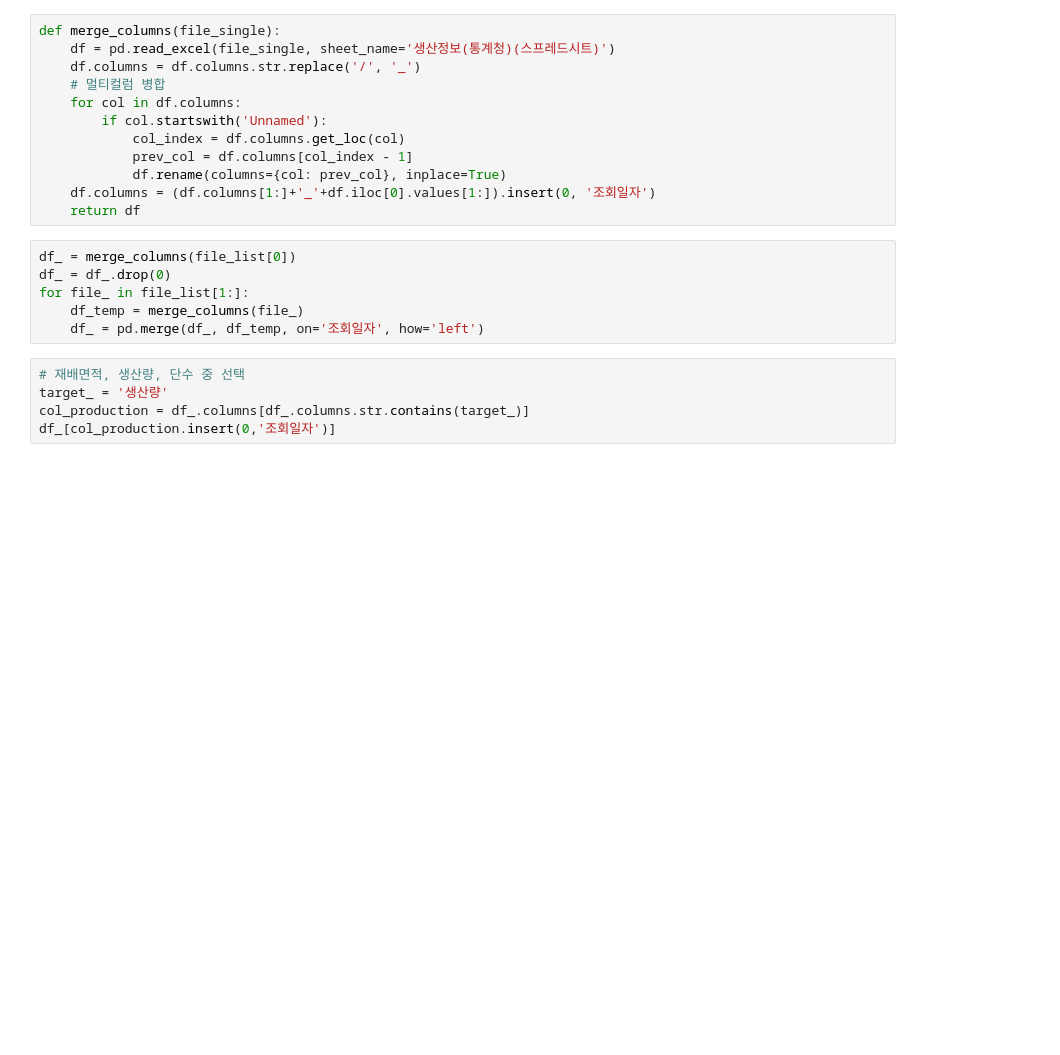
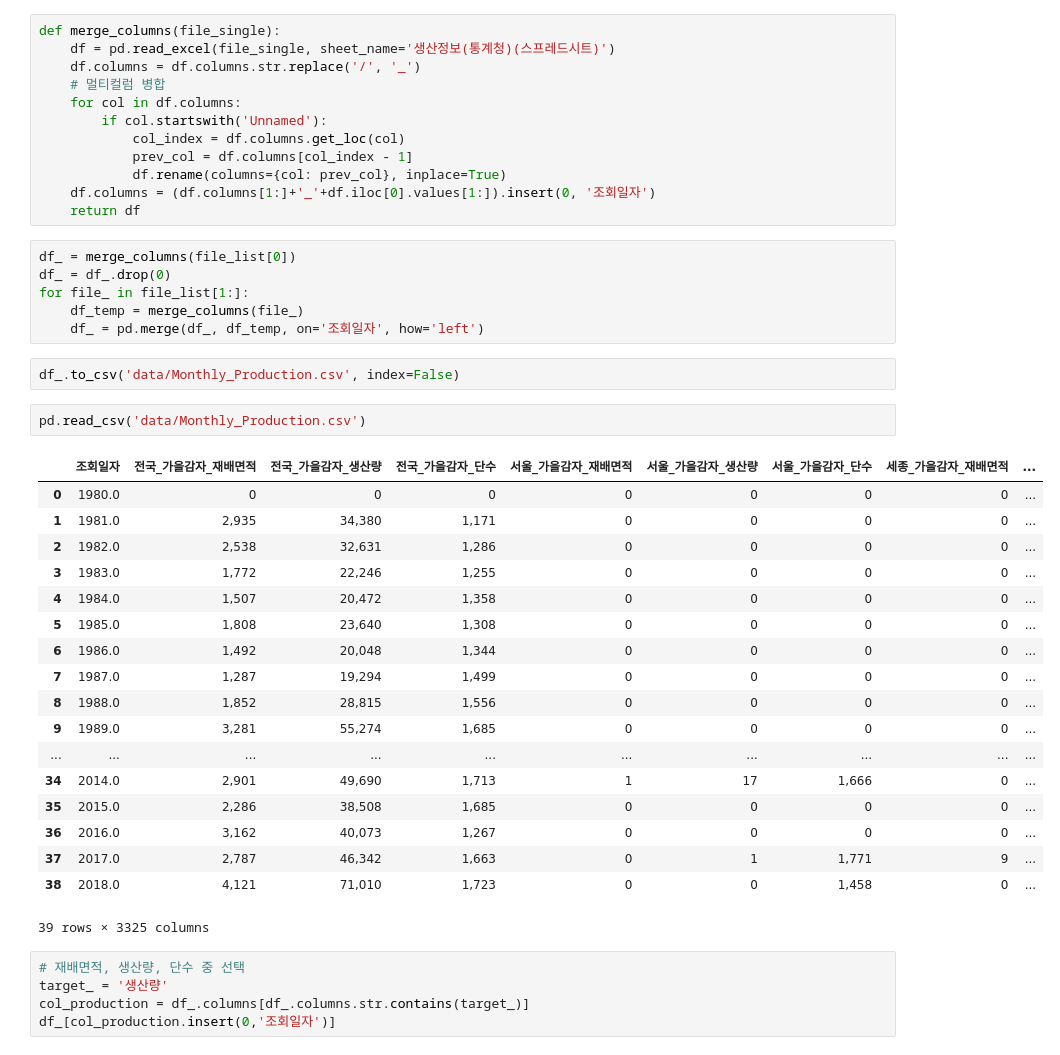
Before and after one commit to minyou2675/AWS_BigData_Contest, a Jupyter notebook: kunha/Production.ipynb, the cells around one changed output. Cells and saved outputs as stored; diff of their text form; blank space fills up the shorter version.

Commit message:
Preprocessing 'production area'

```diff
--- a/kunha/Production.ipynb
+++ b/kunha/Production.ipynb
@@ -52,6 +52,29 @@ df_ = df_.drop(0)
 for file_ in file_list[1:]:
     df_temp = merge_columns(file_)
     df_ = pd.merge(df_, df_temp, on='조회일자', how='left')
+# %%
+df_.to_csv('data/Monthly_Production.csv', index=False)
+# %%
+pd.read_csv('data/Monthly_Production.csv')
+# %% [output]
+|  | 조회일자 | 전국_가을감자_재배면적 | 전국_가을감자_생산량 | 전국_가을감자_단수 | 서울_가을감자_재배면적 | 서울_가을감자_생산량 | 서울_가을감자_단수 | 세종_가을감자_재배면적 | ... |
+| 0 | 1980.0 | 0 | 0 | 0 | 0 | 0 | 0 | 0 | ... |
+| 1 | 1981.0 | 2,935 | 34,380 | 1,171 | 0 | 0 | 0 | 0 | ... |
+| 2 | 1982.0 | 2,538 | 32,631 | 1,286 | 0 | 0 | 0 | 0 | ... |
+| 3 | 1983.0 | 1,772 | 22,246 | 1,255 | 0 | 0 | 0 | 0 | ... |
+| 4 | 1984.0 | 1,507 | 20,472 | 1,358 | 0 | 0 | 0 | 0 | ... |
+| 5 | 1985.0 | 1,808 | 23,640 | 1,308 | 0 | 0 | 0 | 0 | ... |
+| 6 | 1986.0 | 1,492 | 20,048 | 1,344 | 0 | 0 | 0 | 0 | ... |
+| 7 | 1987.0 | 1,287 | 19,294 | 1,499 | 0 | 0 | 0 | 0 | ... |
+| 8 | 1988.0 | 1,852 | 28,815 | 1,556 | 0 | 0 | 0 | 0 | ... |
+| 9 | 1989.0 | 3,281 | 55,274 | 1,685 | 0 | 0 | 0 | 0 | ... |
+| ... | ... | ... | ... | ... | ... | ... | ... | ... | ... |
+| 34 | 2014.0 | 2,901 | 49,690 | 1,713 | 1 | 17 | 1,666 | 0 | ... |
+| 35 | 2015.0 | 2,286 | 38,508 | 1,685 | 0 | 0 | 0 | 0 | ... |
+| 36 | 2016.0 | 3,162 | 40,073 | 1,267 | 0 | 0 | 0 | 0 | ... |
+| 37 | 2017.0 | 2,787 | 46,342 | 1,663 | 0 | 1 | 1,771 | 9 | ... |
+| 38 | 2018.0 | 4,121 | 71,010 | 1,723 | 0 | 0 | 1,458 | 0 | ... |
+39 rows × 3325 columns
 # %%
 # 재배면적, 생산량, 단수 중 선택
 target_ = '생산량'
```
Also changed, not shown: parts of 10 cells of this notebook.
